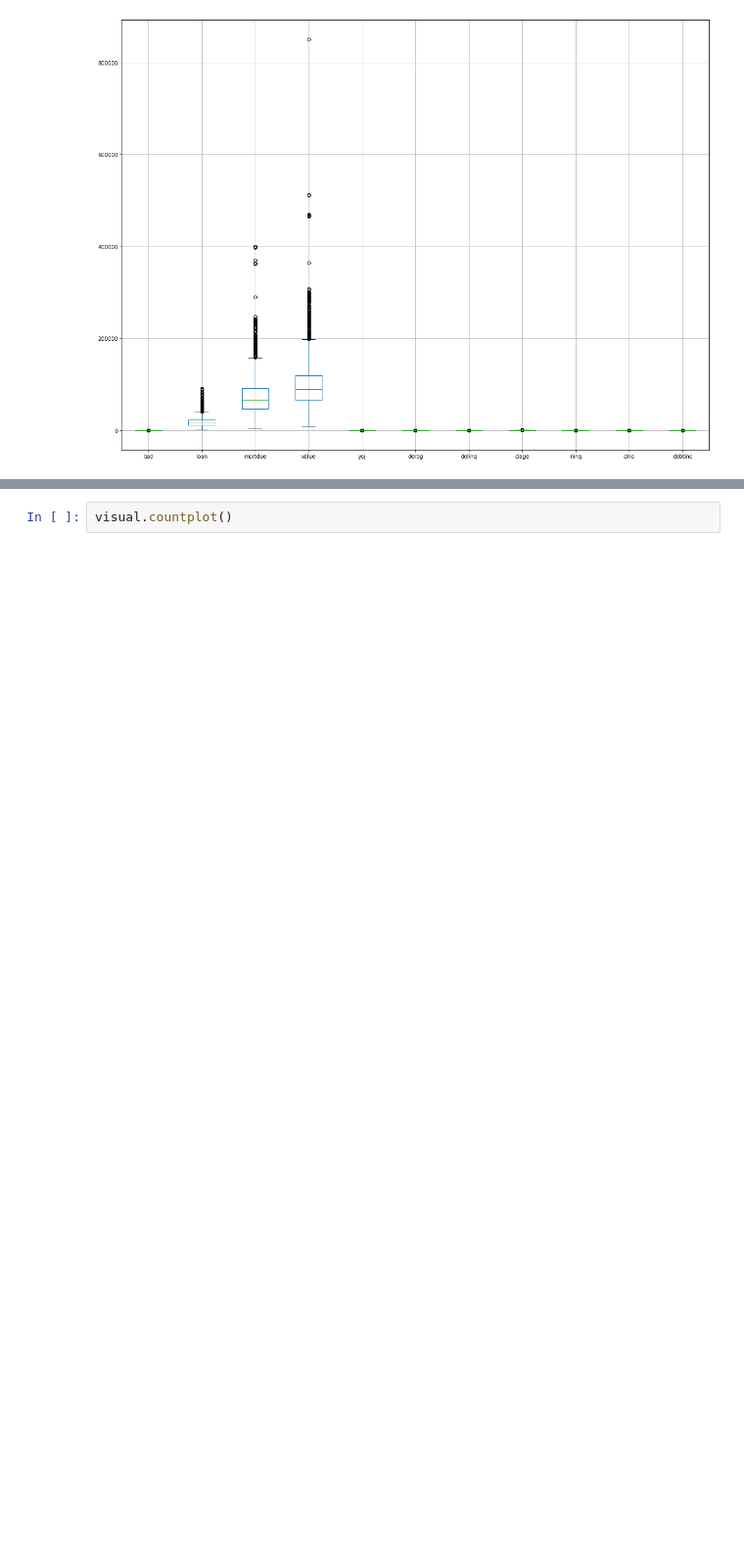
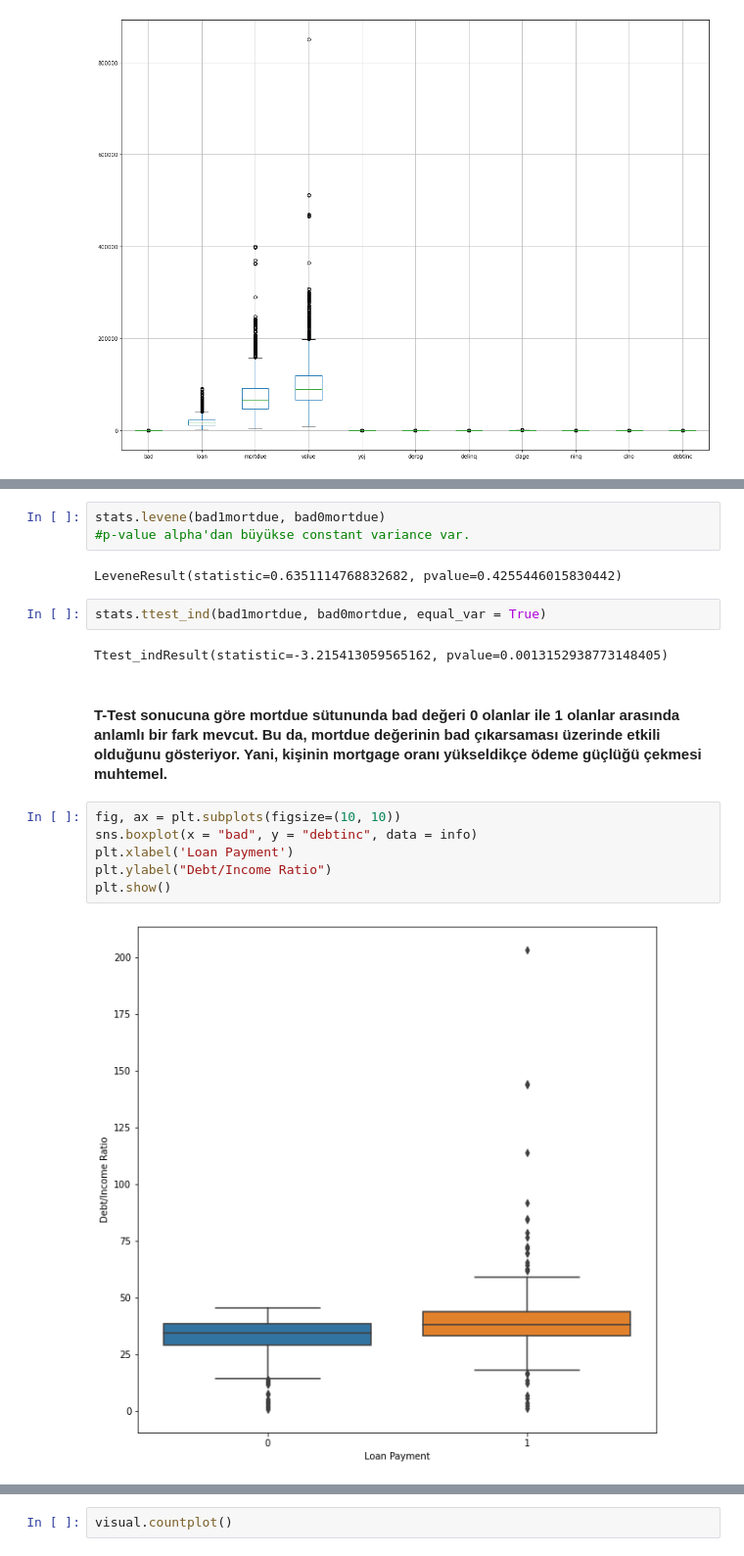
Before and after one commit to Kodluyoruz-Ankara-Veri-Bilimi/assignment---Caner-Yener, a Jupyter notebook: Bootcamp - Data Visualization and Basic Info.ipynb, the cells around one changed output, grey strips where cells are left out. Shown: that part at 98% size. Drawn from its saved outputs; the diff is of its cells as text; blank space fills up the shorter version.

```diff
--- a/Bootcamp - Data Visualization and Basic Info.ipynb
+++ b/Bootcamp - Data Visualization and Basic Info.ipynb
@@ -167,0 +265,19 @@ for i in range (len(columnlist)):
+# %%
+stats.levene(bad1mortdue, bad0mortdue)
+#p-value alpha'dan büyükse constant variance var.
+# %% [output]
+LeveneResult(statistic=0.6351114768832682, pvalue=0.4255446015830442)
+# %%
+stats.ttest_ind(bad1mortdue, bad0mortdue, equal_var = True)
+# %% [output]
+Ttest_indResult(statistic=-3.215413059565162, pvalue=0.0013152938773148405)
+# %% [markdown]
+#### T-Test sonucuna göre mortdue sütununda bad değeri 0 olanlar ile 1 olanlar arasında anlamlı bir fark mevcut. Bu da, mortdue değerinin bad çıkarsaması üzerinde etkili olduğunu gösteriyor. Yani, kişinin mortgage oranı yükseldikçe ödeme güçlüğü çekmesi muhtemel.
+# %%
+fig, ax = plt.subplots(figsize=(10, 10))
+sns.boxplot(x = "bad", y = "debtinc", data = info)
+plt.xlabel('Loan Payment')
+plt.ylabel("Debt/Income Ratio")
+plt.show()
+# %% [output]
+[figure, added]
```
Also changed, not shown: parts of 27 cells of this notebook.
